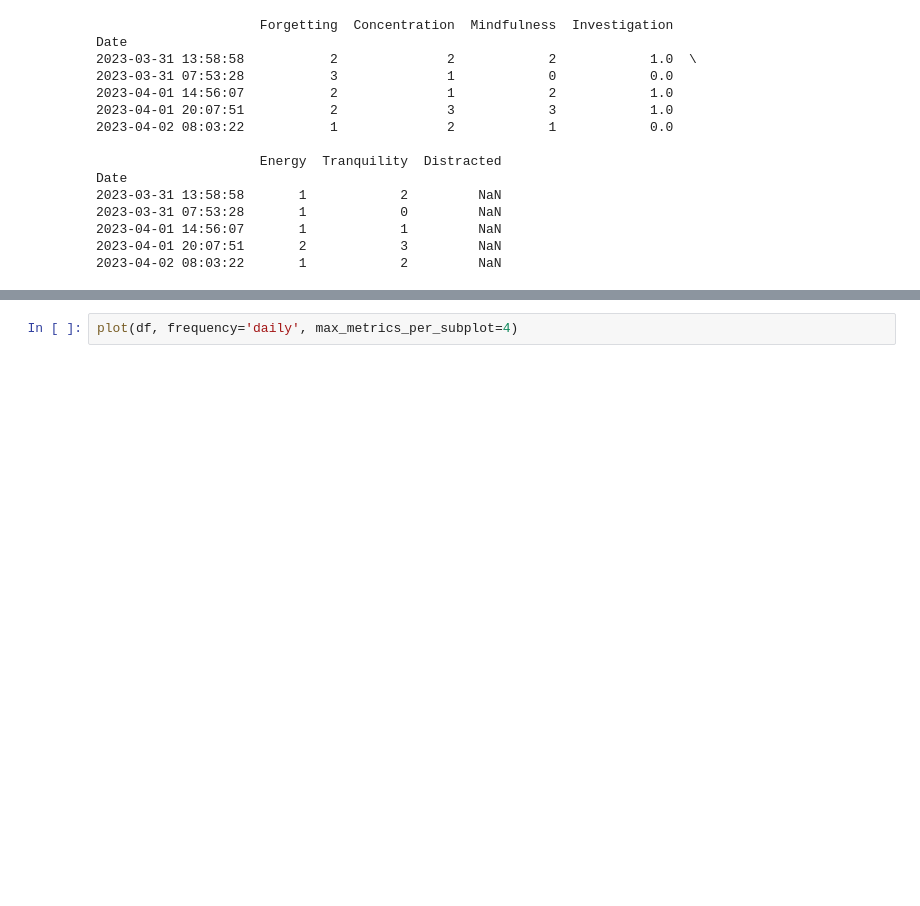
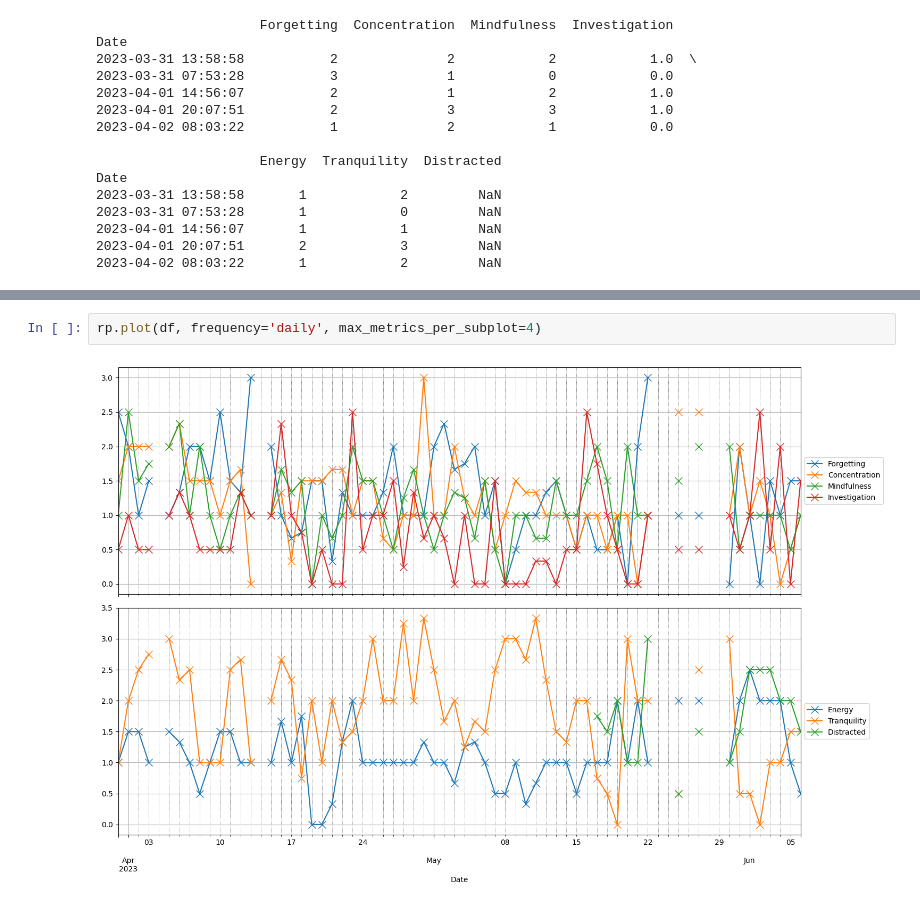
Before and after one commit to NoTranslationLayer/reflect-utils, a Jupyter notebook: notebooks/plotting.ipynb, the cells around one changed output, grey strips where cells are left out. Drawn from its saved outputs; the diff is of its cells as text; blank space fills up the shorter version.

```diff
--- a/notebooks/plotting.ipynb
+++ b/notebooks/plotting.ipynb
@@ -97,3 +45,5 @@ def plot(df, frequency=None, sampling_method='mean', max_metrics_per_subplot=Non
 # %%
-plot(df, frequency='daily', max_metrics_per_subplot=4)
+rp.plot(df, frequency='daily', max_metrics_per_subplot=4)
+# %% [output]
+[figure, added]
 # %%
```
Also changed, not shown: parts of 10 cells of this notebook, 2 other files.
